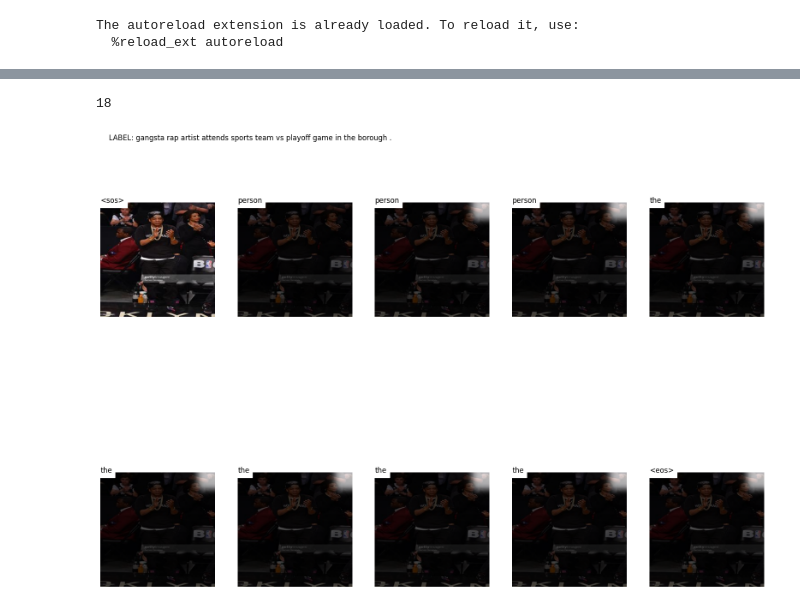
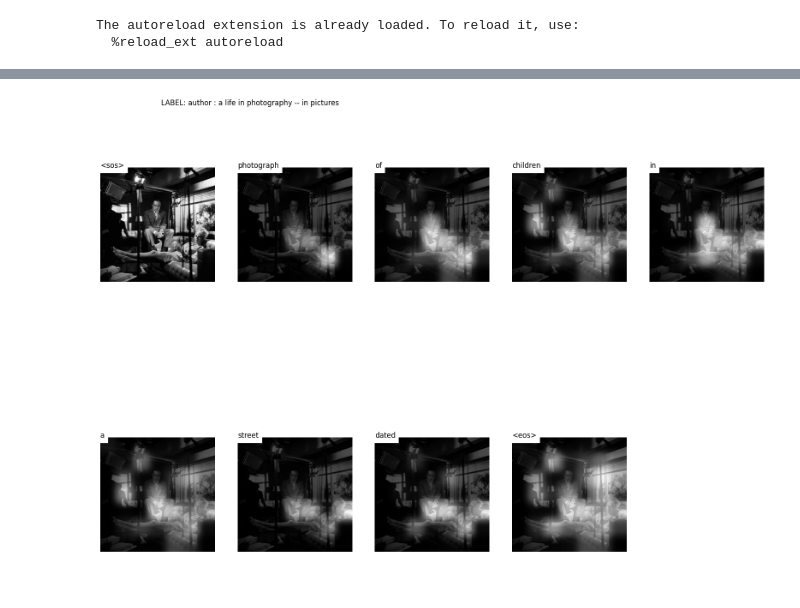
Before and after one commit to hans-elliott99/DLReplications, a Jupyter notebook: image_captioning/post-train.ipynb, the cells around one changed output, grey strips where cells are left out. Drawn from its saved outputs; the diff is of its cells as text; code cells hidden in the pictures.

Commit message:
adjust train.py

```diff
--- a/image_captioning/post-train.ipynb
+++ b/image_captioning/post-train.ipynb
@@ -19,6 +41,8 @@ device = torch.device("cpu" if torch.cuda.is_available() else "cpu")
 # %%
 train_meta = load_meta('./data/metadata/train_meta.json')
 train_paths = ['./data'+path for path in train_meta['paths']]
+valid_meta = load_meta("./data/metadata/valid_meta.json")
+valid_paths = ['./data'+path for path in valid_meta['paths']]
 # %%
 losses = metrics.LoadMetricLog("./logs/losses.txt")
 val_losses = metrics.LoadMetricLog("./logs/val_losses.txt")
@@ -51,6 +75,6 @@ plt.show()
 # %%
 # import model
-checkpoint = torch.load("./checkpoints/best_mod_20ep.pth.tar", map_location=torch.device('cpu'))
+checkpoint = torch.load("./checkpoints/best_mod_overf65ep.pth.tar", map_location=torch.device('cpu'))
 epoch = checkpoint['epoch']
 encoder = checkpoint['encoder']
 decoder = checkpoint['decoder']
@@ -60,24 +84,19 @@ score = checkpoint['score']
 config = checkpoint['config']
 
 string2int = String2Int(saved_dict=config['string2int'])
-# %%
-epoch
-# %% [output]
-18
 # %%
 encoder = encoder.to(device)
-encoder.device = device
 decoder = decoder.to(device)
 # %%
-imn = 5
-image = inference.load_prep_image(train_paths[imn], transforms=encoder.transforms).to(decoder.device)
-image_notransform = inference.load_prep_image(train_paths[imn], transforms=None)
+imn = 0
+image = inference.load_prep_image(valid_paths[imn], transforms=encoder.transforms).to(device)
+image_notransform = inference.load_prep_image(valid_paths[imn], transforms=None)
 # %%
 caption, final_seq, bleu4, final_alpha = inference.beam_caption(image, encoder, decoder, string2int, beam_size=1)
 # %%
 plt.figure(figsize=(20, 15))
 VizAttention.plot_predicted(image_notransform, final_seq, final_alpha, string2int, smooth=True)
-plt.suptitle("LABEL: "+train_meta['labels'][imn], x=0.3, y=0.9)
+plt.suptitle("LABEL: "+valid_meta['labels'][imn], x=0.3, y=0.9)
 plt.show()
 # %% [output]
-[figure, old version]
+[figure, new version]
```
Also changed, not shown: parts of 3 cells of this notebook, 8 other files.
